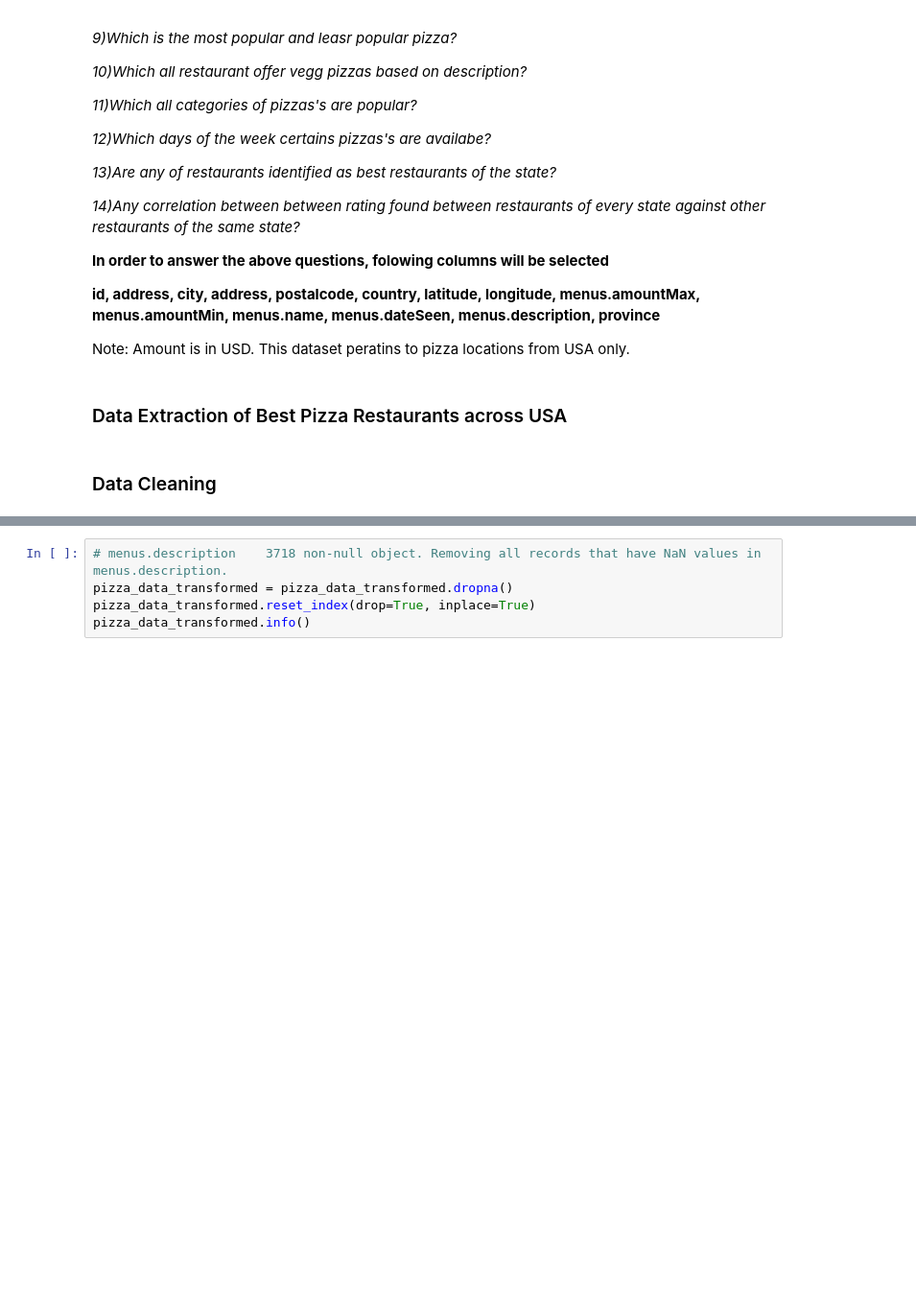
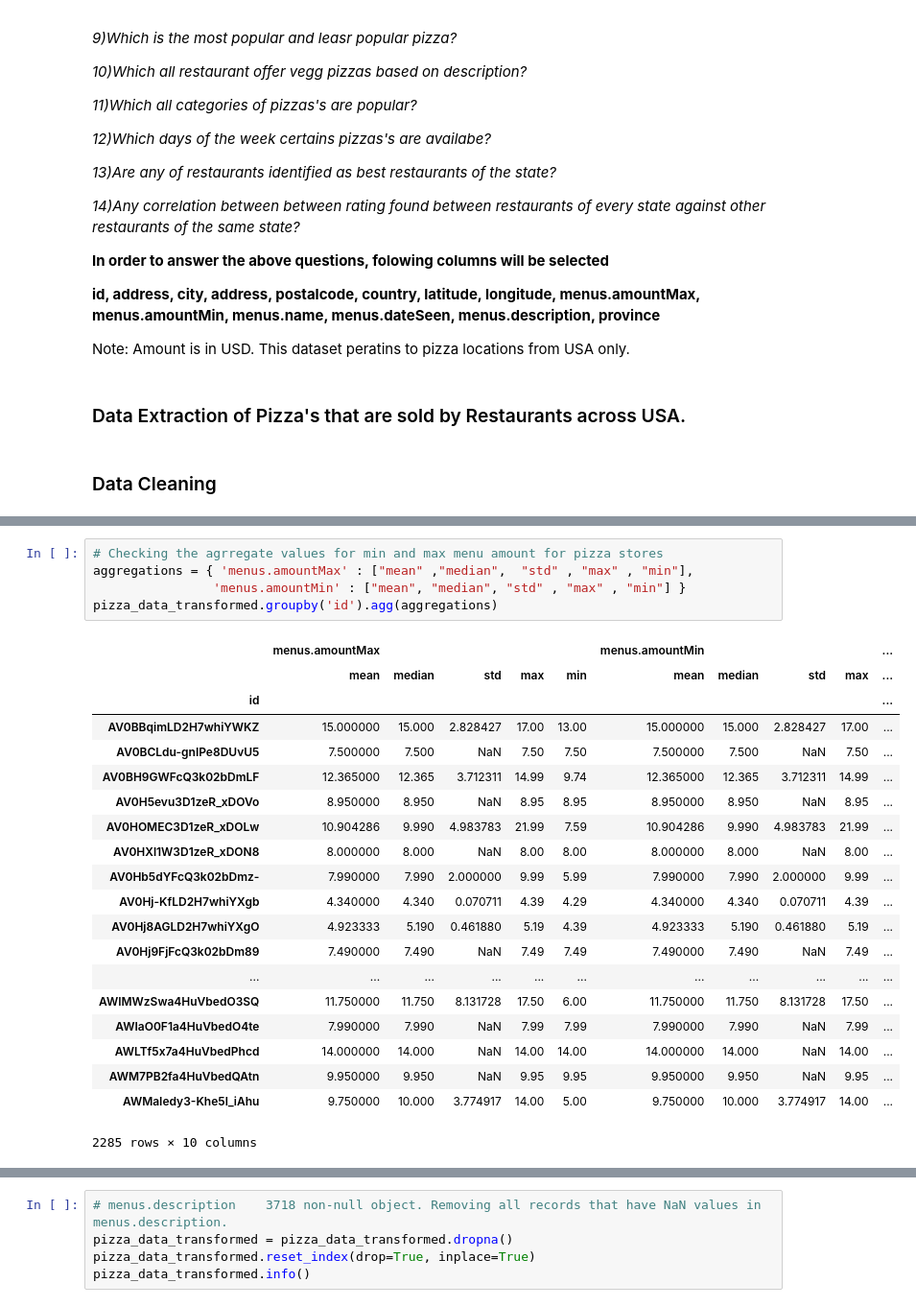
Before and after one commit to ic2019/etl-project, a Jupyter notebook: scripts/etl_data.ipynb, the cells around one changed output, grey strips where cells are left out. Shown at 96% size. Cells and saved outputs as stored; diff of their text form; blank space fills up the shorter version.

```diff
--- a/scripts/etl_data.ipynb
+++ b/scripts/etl_data.ipynb
@@ -100,7 +100,7 @@ _14)Any correlation between between rating found between restaurants of every st
 Note: Amount is in USD.
       This dataset peratins to pizza locations from USA only.
 # %% [markdown]
-### Data Extraction of Best Pizza Restaurants across USA
+### Data Extraction of Pizza's that are sold by Restaurants across USA.
 # %% [markdown]
 ### Data Cleaning
 # %%
@@ -114,3 +114,29 @@ pizza_data_transformed.head()
 | 2 | AVwdRGa9_7pvs4fz4E3K | 3703 Paxton Ave | Restaurant,Pizza Place,Restaurants | Cincinnati | 45209 | 39.144883 | -84.432685 | 6.49 | ... |
 | 3 | AVwdX4psIN2L1WUfvJB1 | 30495 John R Rd | Pizza,Carry-out food,Pizza Place,... | Madison Heights | 48071 | 42.516669 | -83.106630 | 5.99 | ... |
 | 4 | AVwdaeTtkufWRAb55pSH | 3600 Eastern Ave | Pizza,American restaurants,Pizza ... | Baltimore | 21224 | 39.286630 | -76.566984 | 5.49 | ... |
+# %%
+# Checking the agrregate values for min and max menu amount for pizza stores
+aggregations = { 'menus.amountMax' : ["mean" ,"median",  "std" , "max" , "min"],
+                'menus.amountMin' : ["mean", "median", "std" , "max" , "min"] }
+pizza_data_transformed.groupby('id').agg(aggregations)
+# %% [output]
+|  | menus.amountMax |  |  |  |  | menus.amountMin |  |  |  | ... |
+|  | mean | median | std | max | min | mean | median | std | max | ... |
+| id |  |  |  |  |  |  |  |  |  | ... |
+| AV0BBqimLD2H7whiYWKZ | 15.000000 | 15.000 | 2.828427 | 17.00 | 13.00 | 15.000000 | 15.000 | 2.828427 | 17.00 | ... |
+| AV0BCLdu-gnIPe8DUvU5 | 7.500000 | 7.500 | NaN | 7.50 | 7.50 | 7.500000 | 7.500 | NaN | 7.50 | ... |
+| AV0BH9GWFcQ3k02bDmLF | 12.365000 | 12.365 | 3.712311 | 14.99 | 9.74 | 12.365000 | 12.365 | 3.712311 | 14.99 | ... |
+| AV0H5evu3D1zeR_xDOVo | 8.950000 | 8.950 | NaN | 8.95 | 8.95 | 8.950000 | 8.950 | NaN | 8.95 | ... |
+| AV0HOMEC3D1zeR_xDOLw | 10.904286 | 9.990 | 4.983783 | 21.99 | 7.59 | 10.904286 | 9.990 | 4.983783 | 21.99 | ... |
+| AV0HXl1W3D1zeR_xDON8 | 8.000000 | 8.000 | NaN | 8.00 | 8.00 | 8.000000 | 8.000 | NaN | 8.00 | ... |
+| AV0Hb5dYFcQ3k02bDmz- | 7.990000 | 7.990 | 2.000000 | 9.99 | 5.99 | 7.990000 | 7.990 | 2.000000 | 9.99 | ... |
+| AV0Hj-KfLD2H7whiYXgb | 4.340000 | 4.340 | 0.070711 | 4.39 | 4.29 | 4.340000 | 4.340 | 0.070711 | 4.39 | ... |
+| AV0Hj8AGLD2H7whiYXgO | 4.923333 | 5.190 | 0.461880 | 5.19 | 4.39 | 4.923333 | 5.190 | 0.461880 | 5.19 | ... |
+| AV0Hj9FjFcQ3k02bDm89 | 7.490000 | 7.490 | NaN | 7.49 | 7.49 | 7.490000 | 7.490 | NaN | 7.49 | ... |
+| ... | ... | ... | ... | ... | ... | ... | ... | ... | ... | ... |
+| AWIMWzSwa4HuVbedO3SQ | 11.750000 | 11.750 | 8.131728 | 17.50 | 6.00 | 11.750000 | 11.750 | 8.131728 | 17.50 | ... |
+| AWIaO0F1a4HuVbedO4te | 7.990000 | 7.990 | NaN | 7.99 | 7.99 | 7.990000 | 7.990 | NaN | 7.99 | ... |
+| AWLTf5x7a4HuVbedPhcd | 14.000000 | 14.000 | NaN | 14.00 | 14.00 | 14.000000 | 14.000 | NaN | 14.00 | ... |
+| AWM7PB2fa4HuVbedQAtn | 9.950000 | 9.950 | NaN | 9.95 | 9.95 | 9.950000 | 9.950 | NaN | 9.95 | ... |
+| AWMaIedy3-Khe5l_iAhu | 9.750000 | 10.000 | 3.774917 | 14.00 | 5.00 | 9.750000 | 10.000 | 3.774917 | 14.00 | ... |
+2285 rows × 10 columns
```
Also changed, not shown: parts of 9 cells of this notebook, 17 other files.
